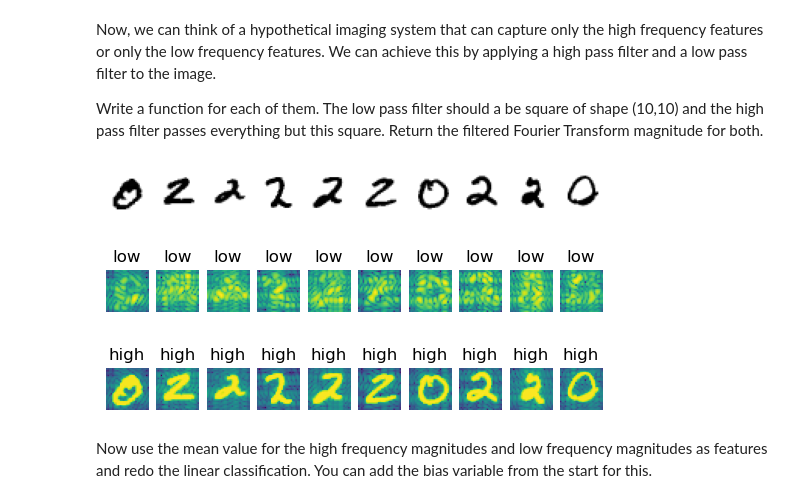
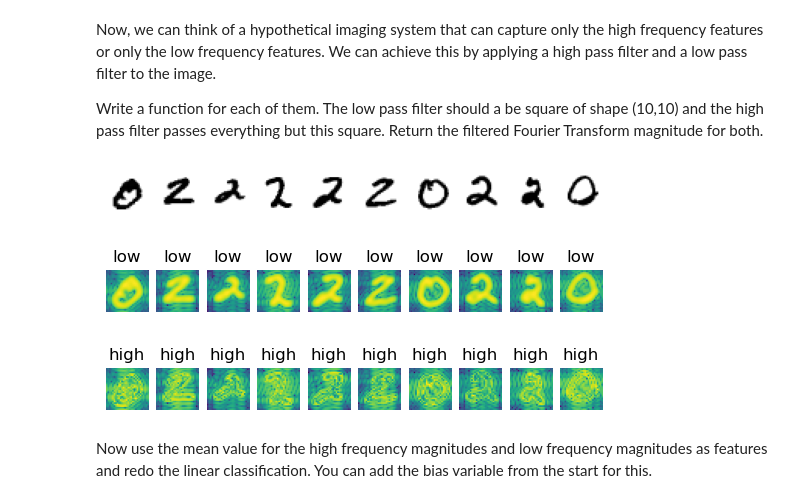
Before and after one commit to guptashrey/BME548L-Machine-Learning-Imaging, a Jupyter notebook: Homework/S2023_HW1.ipynb, the cells around one changed output. Cells and saved outputs as stored; diff of their text form; code cells hidden in the pictures.

```diff
--- a/Homework/S2023_HW1.ipynb
+++ b/Homework/S2023_HW1.ipynb
@@ -342,16 +358,15 @@ from scipy import signal
 
 # Creating a blur filter
 filter = np.array([[-1, 0, 1], [-1, 0, 1], [-1, 0, 1]])
-filter_array = np.repeat([filter], 600, axis=0)
 
 # Convolving the image with the blur filter
-images_convolved = signal.convolve(images, filter_array, mode='same')
-print(image_convolved.shape[0]) # must be 600
+images_convolved = np.array([signal.convolve2d(image, filter, mode='same') for image in images])
+print(images_convolved.shape[0]) # must be 600
 
 targets_convolved = np.concatenate((target[digit_a_indexes], target[digit_b_indexes]))
 print(targets.shape[0]) # must be 600
 
-X_train, X_test, y_train, y_test = train_test_split(image_convolved, targets_convolved, test_size=0.1, random_state=42)
+X_train, X_test, y_train, y_test = train_test_split(images_convolved, targets_convolved, test_size=0.1, random_state=42)
 
 for index, image in enumerate(X_train[:10]):
     plt.subplot(1, 10, index + 1)
@@ -365,8 +380,8 @@ plt.show()
 # %%
 # Apply and plot your features (you can just run this block and inspect the output)
 
-X_features = np.apply_along_axis(compute_features, 1,
-                                 X_train.reshape(X_train.shape[0], X_train.shape[1]*X_train.shape[2]))
+X_features = np.apply_along_axis(compute_features, 1, X_train.reshape(X_train.shape[0], X_train.shape[1]*X_train.shape[2]))
+X_features_test = np.apply_along_axis(compute_features, 1, X_test.reshape(X_test.shape[0], X_test.shape[1]*X_test.shape[2]))
 
 X_features_a = X_features[np.where(y_train==number_a)]
 X_features_b = X_features[np.where(y_train==number_b)]
@@ -384,18 +399,27 @@ plt.ylim(X_features[:, 1].min(), X_features[:, 1].max())
 # %%
-# replace labels with +1 and -1
+# Replace labels with +1 and -1
 pseudo_y = np.copy(y_train)
 pseudo_y[y_train == number_a] = -1
 pseudo_y[y_train == number_b] = 1
+
+pseudo_y_test = np.copy(y_test)
+pseudo_y_test[y_test == number_a] = -1
+pseudo_y_test[y_test == number_b] = 1
 
 # Adding bias
 ones = np.ones((X_features.shape[0], 1))
 X_features_updated = np.concatenate((X_features, ones), axis=1)
 
+ones = np.ones((X_features_test.shape[0], 1))
+X_features_test_updated = np.concatenate((X_features_test, ones), axis=1)
+
 # Find w and bias
 weights_updated = calculate_w(X_features_updated, pseudo_y)
+weights_updated_test = calculate_w(X_features_test_updated, pseudo_y_test)
 
 # Get the test and train accuracy of your model with bias
 print(f"Training accuracy: {format(accuracy_metrics(X_features_updated, weights_updated, pseudo_y), '.2f')}%")
+print(f"Test accuracy: {format(accuracy_metrics(X_features_test_updated, weights_updated_test, pseudo_y_test), '.2f')}%")
 
 # Visualize the model, you may need to change your code.
 visualize_model(X_features_updated, pseudo_y, weights_updated)
@@ -476,52 +501,54 @@ def high_pass(image):
     high_pass_filter = np.pad(zeros, [(9, 9), (9, 9)], mode='constant', constant_values=(1))
 
     # Apply the high pass filter
-    image_fft = FourierT(image)
-    image_fft_filtered = image_fft * high_pass_filter
-    image_fft_filtered = np.fft.ifftshift(image_fft_filtered)
-    image_filtered = np.fft.ifft2(image_fft_filtered)
+    image_fft = fft2(image)
+    image_fft_center = np.fft.fftshift(image_fft)
+    image_fft_center_filter = image_fft_center * high_pass_filter
+    image_fft_filter = np.fft.ifftshift(image_fft_center_filter)
+    image_filter = np.fft.ifft2(image_fft_filter)
 
-    return np.abs(image_filtered)
+    return np.abs(image_filter)
 
 def low_pass(image):
     ones = np.ones((10, 10))
 
     # Create a padding of 9 on all sides to create a low pass filter
     low_pass_filter = np.pad(ones, [(9, 9), (9, 9)], mode='constant')
 
     # Apply the low pass filter
-    image_fft = FourierT(image)
-    image_fft_filtered = image_fft * low_pass_filter
-    image_fft_filtered = np.fft.ifftshift(image_fft_filtered)
-    image_filtered = np.fft.ifft2(image_fft_filtered)
+    image_fft = fft2(image)
+    image_fft_center = np.fft.fftshift(image_fft)
+    image_fft_center_filter = image_fft_center * low_pass_filter
+    image_fft_filter = np.fft.ifftshift(image_fft_center_filter)
+    image_filter = np.fft.ifft2(image_fft_filter)
 
-    return np.abs(image_filtered)
+    return np.abs(image_filter)
 
 for index, image in enumerate(X_train[11:21]):
     plt.subplot(1, 10, index + 1)
     plt.axis('off')
     plt.imshow(image, cmap=plt.cm.gray_r)
 plt.show()
 
 for index, image in enumerate(X_train[11:21]):
     plt.subplot(1, 10, index + 1)
     plt.axis('off')
     im_fft = low_pass(image)
     plt.imshow(np.log(im_fft))
     plt.title("low")
 plt.show()
 
 for index, image in enumerate(X_train[11:21]):
     plt.subplot(1, 10, index + 1)
     plt.axis('off')
     im_fft = high_pass(image)
     plt.imshow(np.log(im_fft))
     plt.title("high")
 plt.show()
 # %% [output]
 [figure]
-[figure, old version]
+[figure, new version]
-[figure, old version]
+[figure, new version]
 # %% [markdown]
 Now use the mean value for the high frequency magnitudes and low frequency magnitudes as features and redo the linear classification. You can add the bias variable from the start for this.
 # %%
```
Also changed, not shown: parts of 8 cells of this notebook.
